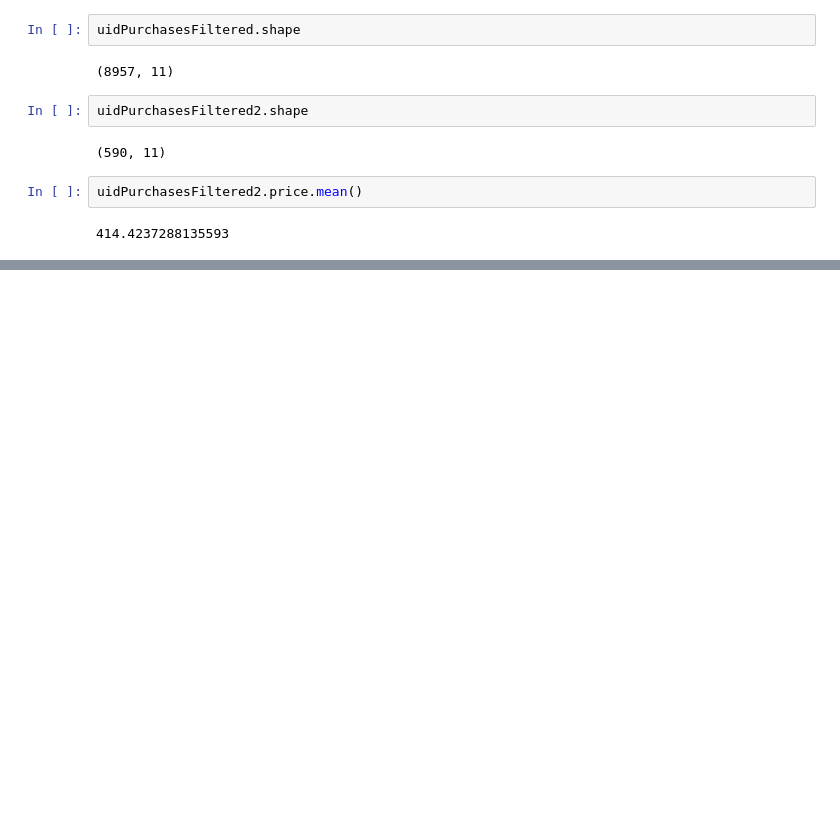
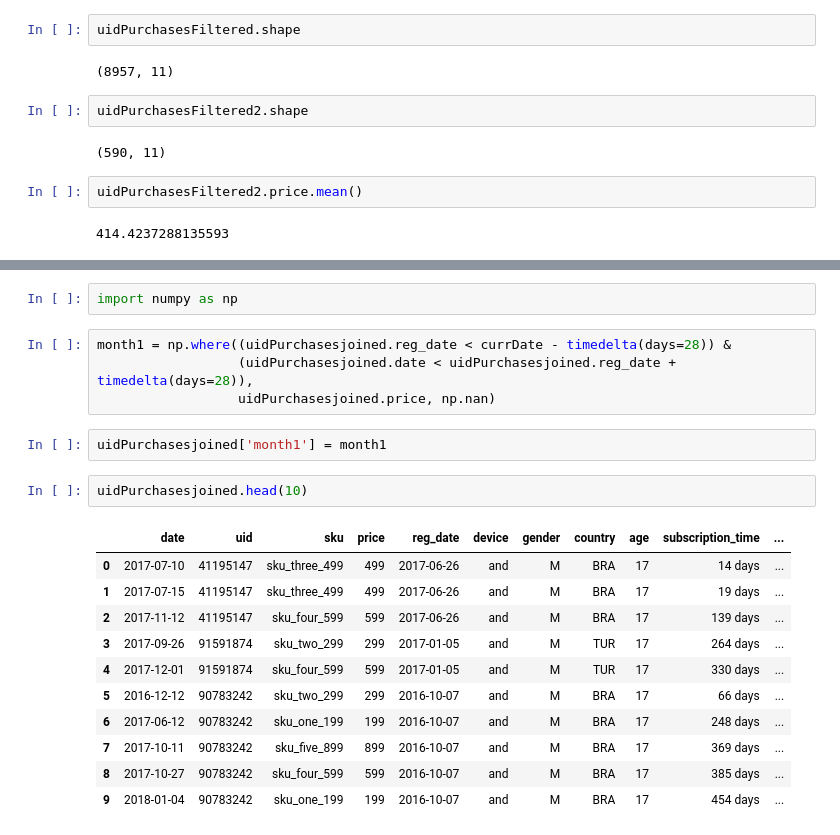
Before and after one commit to sushant2811/customerAnalyticsWithA-BTesting, a Jupyter notebook: customerAnalyticsWithA-BTesting.ipynb, the cells around one changed output, grey strips where cells are left out. Drawn from its saved outputs; the diff is of its cells as text; blank space fills up the shorter version.

```diff
--- a/customerAnalyticsWithA-BTesting.ipynb
+++ b/customerAnalyticsWithA-BTesting.ipynb
@@ -303,0 +308,22 @@ uidPurchasesFiltered2.price.mean()
+# %%
+import numpy as np
+# %%
+month1 = np.where((uidPurchasesjoined.reg_date < currDate - timedelta(days=28)) &
+                  (uidPurchasesjoined.date < uidPurchasesjoined.reg_date + timedelta(days=28)),
+                  uidPurchasesjoined.price, np.nan)
+# %%
+uidPurchasesjoined['month1'] = month1
+# %%
+uidPurchasesjoined.head(10)
+# %% [output]
+|  | date | uid | sku | price | reg_date | device | gender | country | age | subscription_time | ... |
+| 0 | 2017-07-10 | 41195147 | sku_three_499 | 499 | 2017-06-26 | and | M | BRA | 17 | 14 days | ... |
+| 1 | 2017-07-15 | 41195147 | sku_three_499 | 499 | 2017-06-26 | and | M | BRA | 17 | 19 days | ... |
+| 2 | 2017-11-12 | 41195147 | sku_four_599 | 599 | 2017-06-26 | and | M | BRA | 17 | 139 days | ... |
+| 3 | 2017-09-26 | 91591874 | sku_two_299 | 299 | 2017-01-05 | and | M | TUR | 17 | 264 days | ... |
+| 4 | 2017-12-01 | 91591874 | sku_four_599 | 599 | 2017-01-05 | and | M | TUR | 17 | 330 days | ... |
+| 5 | 2016-12-12 | 90783242 | sku_two_299 | 299 | 2016-10-07 | and | M | BRA | 17 | 66 days | ... |
+| 6 | 2017-06-12 | 90783242 | sku_one_199 | 199 | 2016-10-07 | and | M | BRA | 17 | 248 days | ... |
+| 7 | 2017-10-11 | 90783242 | sku_five_899 | 899 | 2016-10-07 | and | M | BRA | 17 | 369 days | ... |
+| 8 | 2017-10-27 | 90783242 | sku_four_599 | 599 | 2016-10-07 | and | M | BRA | 17 | 385 days | ... |
+| 9 | 2018-01-04 | 90783242 | sku_one_199 | 199 | 2016-10-07 | and | M | BRA | 17 | 454 days | ... |
```
Also changed, not shown: parts of 2 cells of this notebook.
